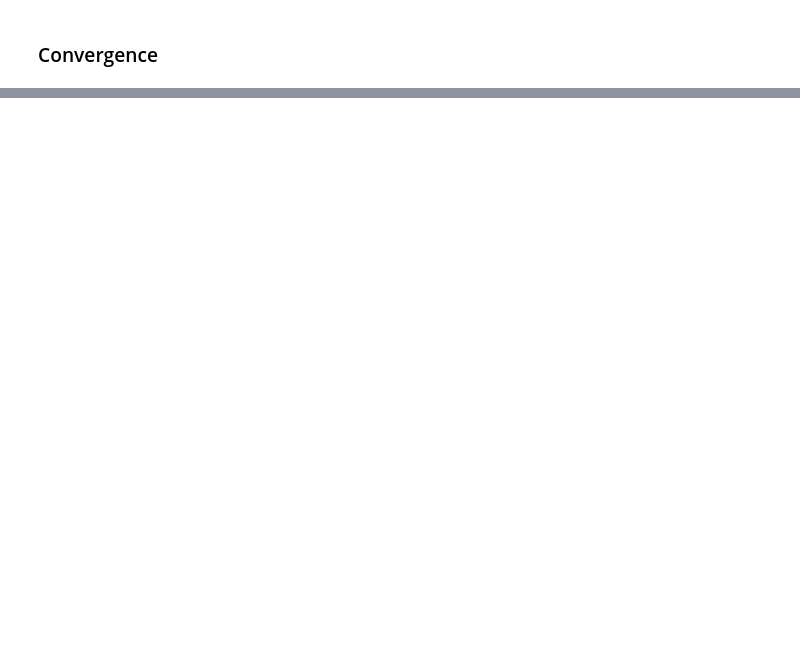
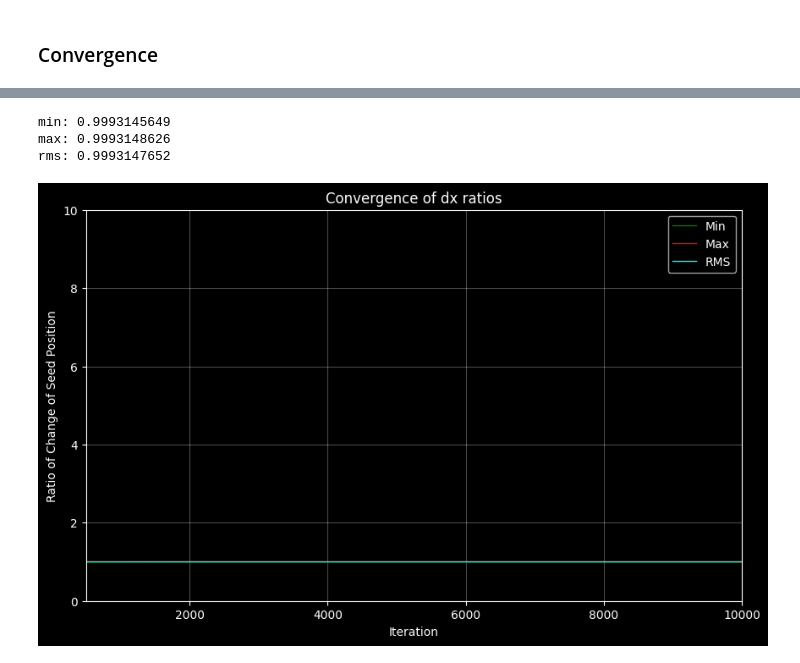
Before and after one commit to 8bit-euclid/pygeometry-sandbox, a Jupyter notebook: src/cvt_1a.ipynb, the cells around one changed output, grey strips where cells are left out. Cells and saved outputs as stored; diff of their text form; code cells hidden in the pictures; blank space fills up the shorter version.

```diff
--- a/src/cvt_1a.ipynb
+++ b/src/cvt_1a.ipynb
@@ -15,9 +15,9 @@ x_max = 1.0
 n_cells = 60
 # n_cells = 100
 # n_iters = 300
-# n_iters = 2000
-n_iters = 7000
-# n_iters = 10000
+# n_iters = 2_000
+# n_iters = 7_000
+n_iters = 10_000
 
 mesh = SpaceIterMesh(x_min, x_max, n_cells, n_iters)
 mesh.cell_size = lambda x: 0.1 + 0.0 * x
@@ -28,9 +31,7 @@ plot_cell_size_and_density(mesh)
 # %% [markdown]
 ### Iterations
 # %%
-# Generate random x values for the first iteration, sort them, and compute cell boundaries
-mesh.seed_matrix[:, 0] = np.sort(np.random.uniform(x_min, x_max, n_cells))
-
+mesh.set_initial_conditions()
 mesh.set_boundary_conditions()
 
 for iter in range(n_iters):
@@ -71,0 +81,29 @@ plot_log_errors(min_errors, max_errors, rms_errors)
+# %%
+# Compute first derivative of the seed positions over iterations (dx/di = dx)
+dx = np.diff(mesh.seed_matrix, axis=0)
+
+# Compute ratios of successive changes in seed positions
+ratios = dx[1:, :] / dx[:-1, :]
+# ratios = np.abs(dx[1:, :] / dx[:-1, :])
+
+# Plot the min, max, and RMS of the ratios over iterations
+min_ratios = np.min(ratios, axis=1)
+max_ratios = np.max(ratios, axis=1)
+rms_ratios = np.sqrt(np.mean(ratios**2, axis=1))
+
+# Print min, max, and RMS of the ratios after 400 iterations
+n = 9000
+print(f"min: {np.min(ratios[n, :]):.10f}")
+print(f"max: {np.max(ratios[n, :]):.10f}")
+print(f"rms: {np.sqrt(np.mean(ratios[n, :]**2)):.10f}")
+
+display_plots([
+    {"args": (min_ratios, ), "kwargs": {"label": "Min", "linewidth": 1, "color": "green"}},
+    {"args": (max_ratios, ), "kwargs": {"label": "Max", "linewidth": 1, "color": "red"}},
+    {"args": (rms_ratios, ), "kwargs": {"label": "RMS", "linewidth": 1, "color": "cyan"}},
+], "Convergence of dx ratios", "Iteration", "Ratio of Change of Seed Position", xlims=(500, n_iters), ylims=(0, 10))
+# %% [output]
+min: 0.9993145649
+max: 0.9993148626
+rms: 0.9993147652
+[figure, added]
```
Also changed, not shown: parts of 5 cells of this notebook, 4 other files.
